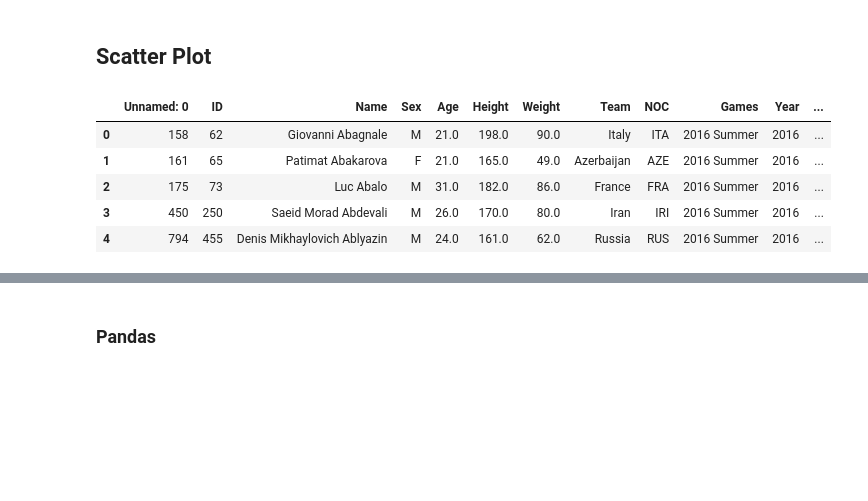
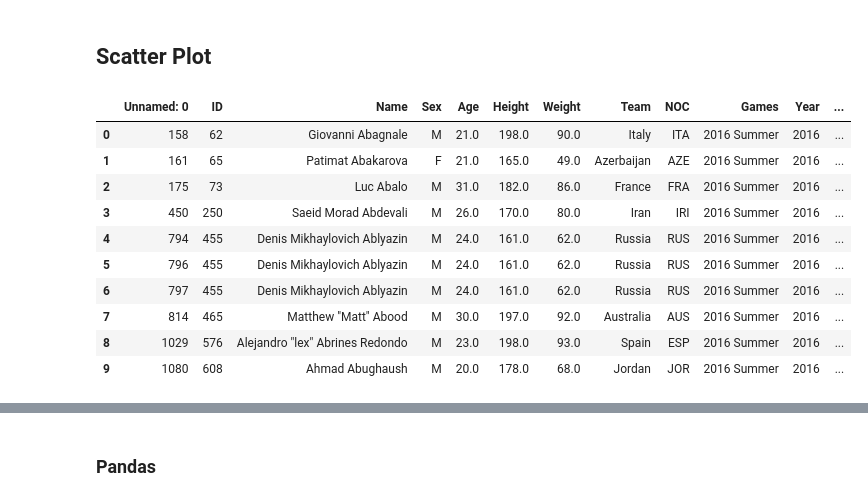
Before and after one commit to gnitg/UCDPA_April2023, a Jupyter notebook: Visualisation.ipynb, the cells around one changed output, grey strips where cells are left out. Cells and saved outputs as stored; diff of their text form; code cells hidden in the pictures; blank space fills up the shorter version.

```diff
--- a/Visualisation.ipynb
+++ b/Visualisation.ipynb
@@ -14,12 +14,18 @@ import numpy as np
 # %% [markdown]
 ## Scatter Plot
 # %%
-summer2016 = pd.read_csv('data/summer2016.csv')
-summer2016.head()
+summer2016 = pd.read_csv('summer2016.csv')
-# %% [output]
-|  | Unnamed: 0 | ID | Name | Sex | Age | Height | Weight | Team | NOC | Games | Year | ... |
-| 0 | 158 | 62 | Giovanni Abagnale | M | 21.0 | 198.0 | 90.0 | Italy | ITA | 2016 Summer | 2016 | ... |
-| 1 | 161 | 65 | Patimat Abakarova | F | 21.0 | 165.0 | 49.0 | Azerbaijan | AZE | 2016 Summer | 2016 | ... |
-| 2 | 175 | 73 | Luc Abalo | M | 31.0 | 182.0 | 86.0 | France | FRA | 2016 Summer | 2016 | ... |
-| 3 | 450 | 250 | Saeid Morad Abdevali | M | 26.0 | 170.0 | 80.0 | Iran | IRI | 2016 Summer | 2016 | ... |
-| 4 | 794 | 455 | Denis Mikhaylovich Ablyazin | M | 24.0 | 161.0 | 62.0 | Russia | RUS | 2016 Summer | 2016 | ... |
+# %%
+summer2016.head(10)
+# %% [output]
+|  | Unnamed: 0 | ID | Name | Sex | Age | Height | Weight | Team | NOC | Games | Year | ... |
+| 0 | 158 | 62 | Giovanni Abagnale | M | 21.0 | 198.0 | 90.0 | Italy | ITA | 2016 Summer | 2016 | ... |
+| 1 | 161 | 65 | Patimat Abakarova | F | 21.0 | 165.0 | 49.0 | Azerbaijan | AZE | 2016 Summer | 2016 | ... |
+| 2 | 175 | 73 | Luc Abalo | M | 31.0 | 182.0 | 86.0 | France | FRA | 2016 Summer | 2016 | ... |
+| 3 | 450 | 250 | Saeid Morad Abdevali | M | 26.0 | 170.0 | 80.0 | Iran | IRI | 2016 Summer | 2016 | ... |
+| 4 | 794 | 455 | Denis Mikhaylovich Ablyazin | M | 24.0 | 161.0 | 62.0 | Russia | RUS | 2016 Summer | 2016 | ... |
+| 5 | 796 | 455 | Denis Mikhaylovich Ablyazin | M | 24.0 | 161.0 | 62.0 | Russia | RUS | 2016 Summer | 2016 | ... |
+| 6 | 797 | 455 | Denis Mikhaylovich Ablyazin | M | 24.0 | 161.0 | 62.0 | Russia | RUS | 2016 Summer | 2016 | ... |
+| 7 | 814 | 465 | Matthew "Matt" Abood | M | 30.0 | 197.0 | 92.0 | Australia | AUS | 2016 Summer | 2016 | ... |
+| 8 | 1029 | 576 | Alejandro "lex" Abrines Redondo | M | 23.0 | 198.0 | 93.0 | Spain | ESP | 2016 Summer | 2016 | ... |
+| 9 | 1080 | 608 | Ahmad Abughaush | M | 20.0 | 178.0 | 68.0 | Jordan | JOR | 2016 Summer | 2016 | ... |
```
Also changed, not shown: parts of 3 cells of this notebook.
